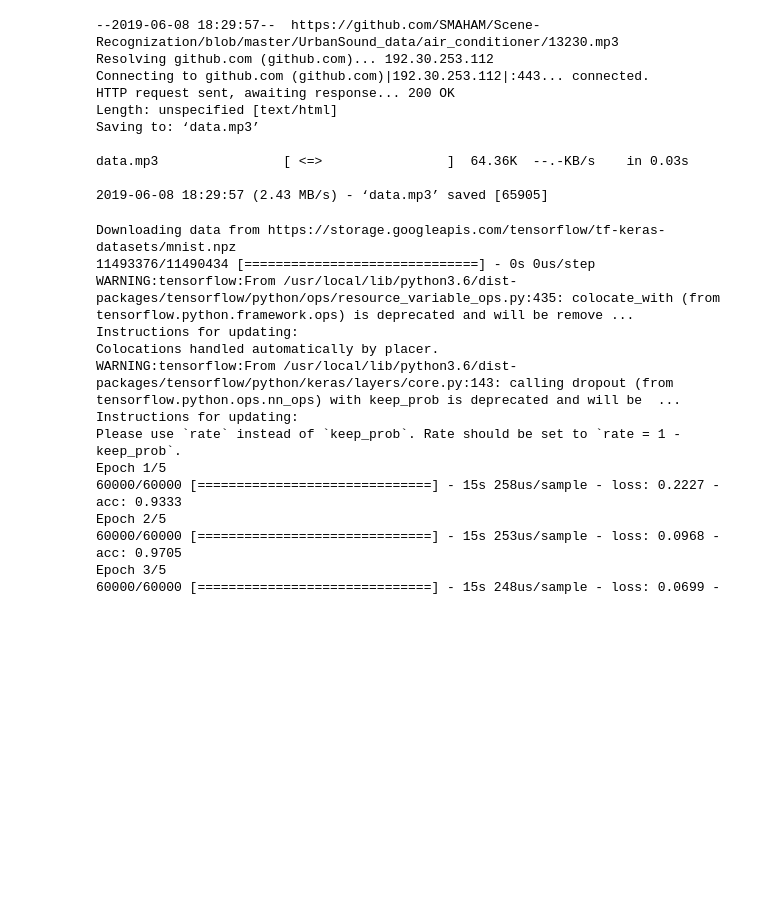
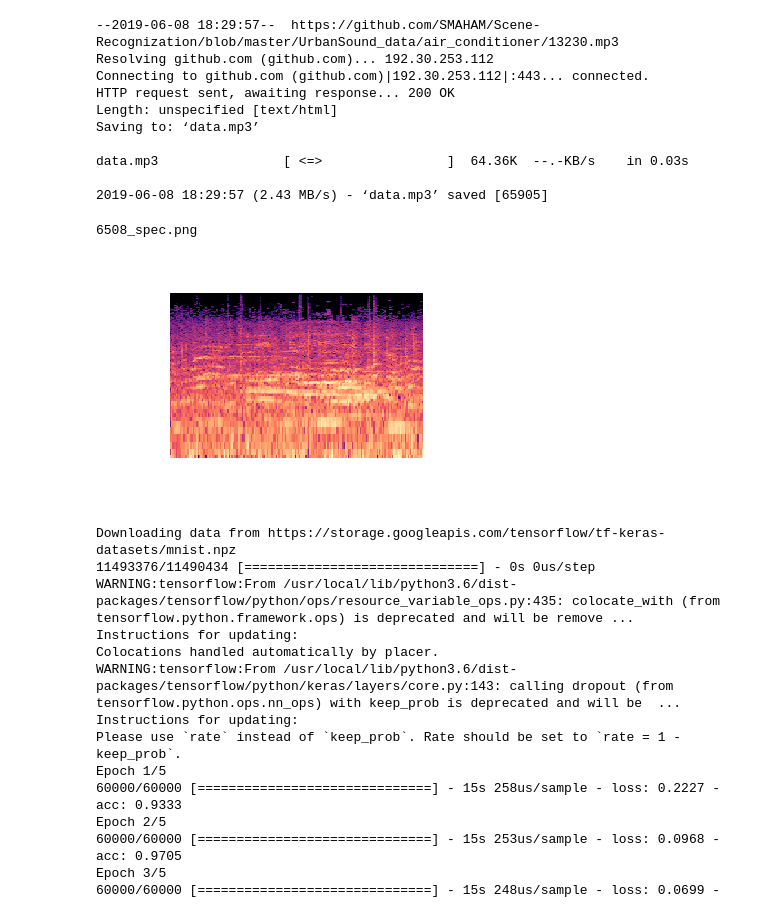
Before and after one commit to SMAHAM/Scene-Recognization, a Jupyter notebook: scene_reorganization.ipynb, the cells around one changed output. Drawn from its saved outputs; the diff is of its cells as text; code cells hidden in the pictures; blank space fills up the shorter version.

```diff
--- a/scene_reorganization.ipynb
+++ b/scene_reorganization.ipynb
@@ -15,6 +75,47 @@ Saving to: ‘data.mp3’
 data.mp3                [ <=>                ]  64.36K  --.-KB/s    in 0.03s
 
 2019-06-08 18:29:57 (2.43 MB/s) - ‘data.mp3’ saved [65905]
+# %%
+import matplotlib.pyplot as plt
+import matplotlib.image as mpimg
+
+import librosa.display
+
+import numpy as np
+import pandas as pd
+import librosa
+%matplotlib inline
+
+#filename = librosa.util.example_audio_file()
+filename = '6508'
+file_ext='.mp3'
+y, sr = librosa.load(filename+file_ext)
+y = y[:100000] # shorten audio a bit for speed
+
+window_size = 1024
+window = np.hanning(window_size)
+stft  = librosa.core.spectrum.stft(y, n_fft=window_size, hop_length=512, window=window)
+out = 2 * np.abs(stft) / np.sum(window)
+
+# For plotting headlessly
+from matplotlib.backends.backend_agg import FigureCanvasAgg as FigureCanvas
+
+fig = plt.Figure()
+plt.subplots_adjust(wspace=0, hspace=0)
+canvas = FigureCanvas(fig)
+ax = fig.add_subplot(111)
+ax.axis('off')
+p = librosa.display.specshow(librosa.amplitude_to_db(out, ref=np.max), ax=ax, y_axis='log', x_axis='time')
+img_name = filename+'_spec.png'
+print(img_name)
+fig.savefig(img_name)
+img=mpimg.imread(img_name)
+imgplot = plt.imshow(img)
+plt.axis('off')
+plt.show()
+# %% [output]
+6508_spec.png
+[figure, added]
 # %%
 import tensorflow as tf
 mnist = tf.keras.datasets.mnist
```
Also changed, not shown: parts of 5 cells of this notebook.
